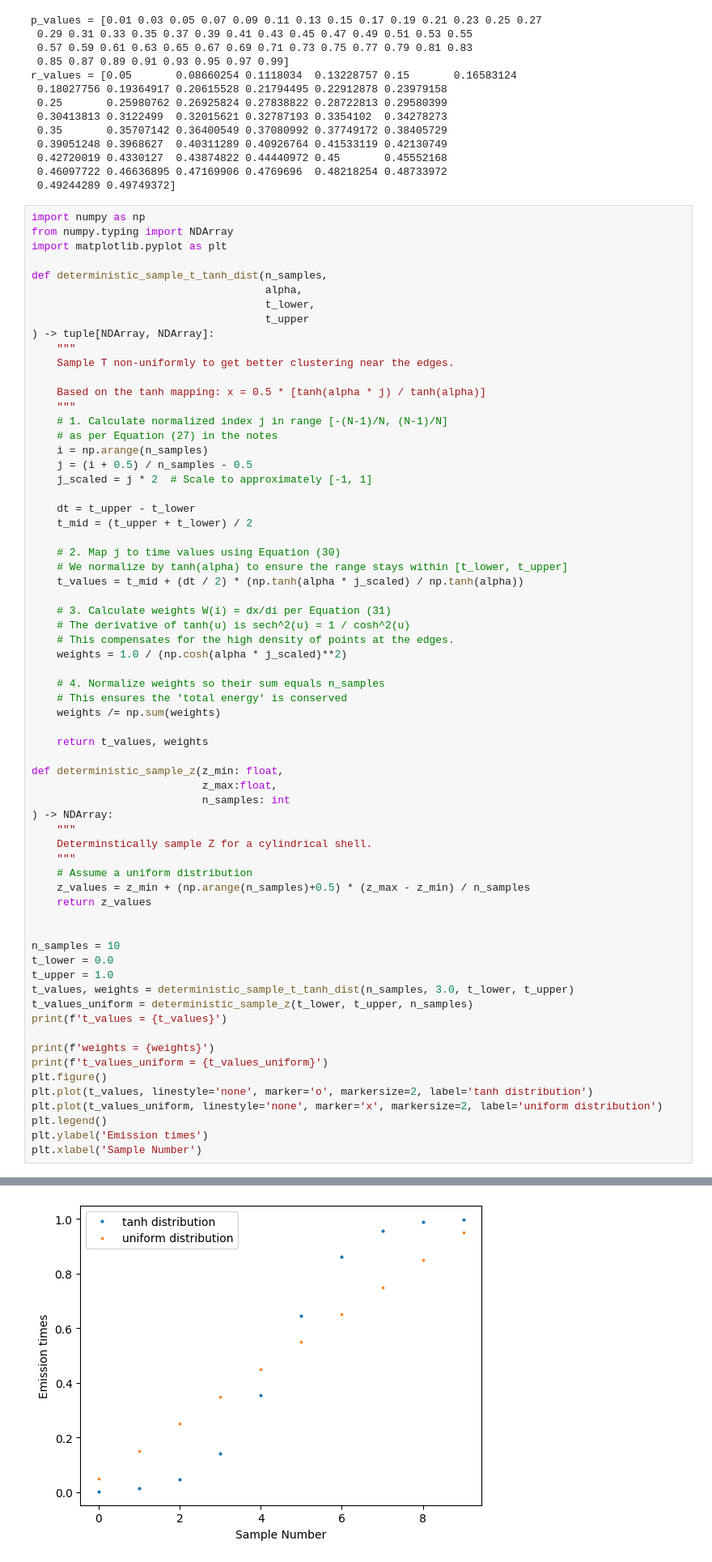
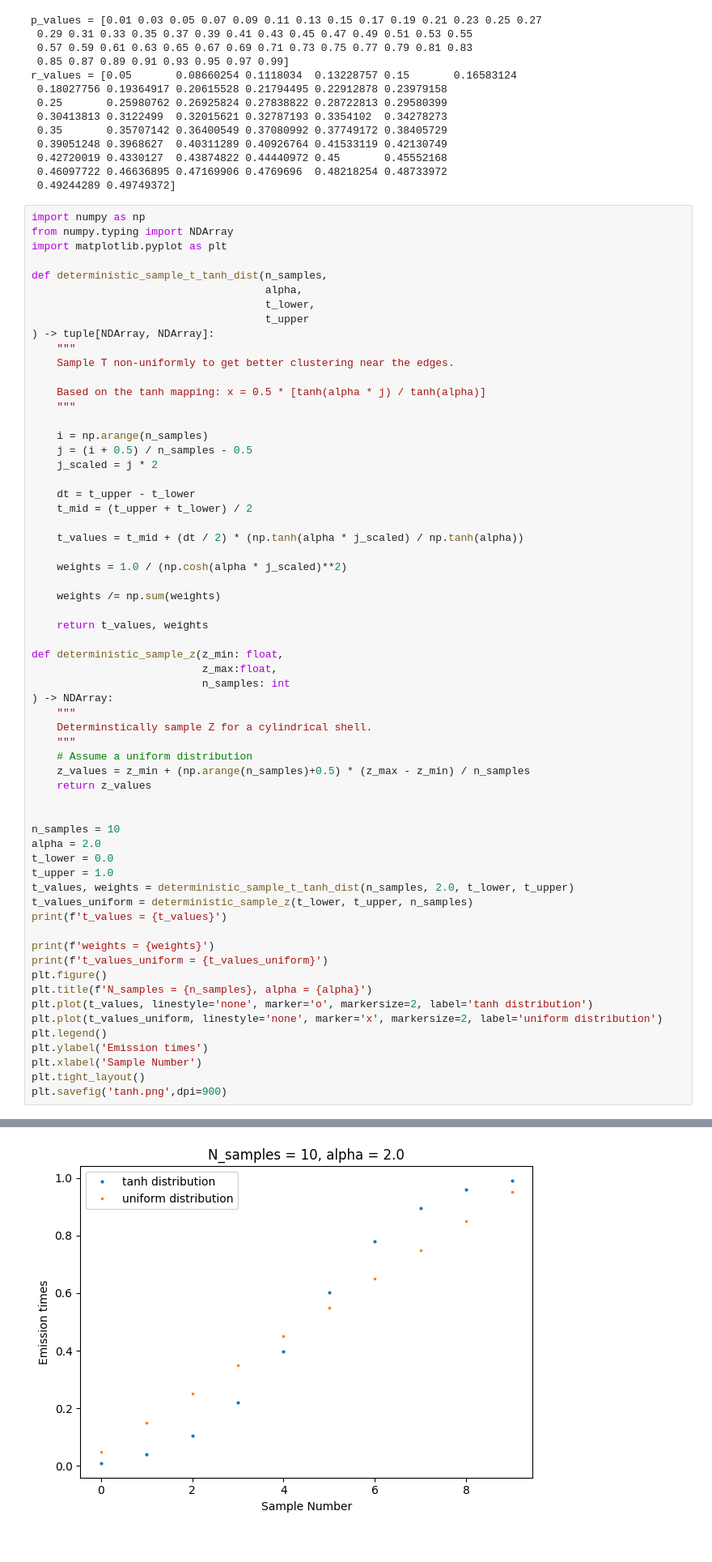
Before and after one commit to blestrada/Deterministic_Particle_Transport, a Jupyter notebook: python/jupyter/2d_testing.ipynb, the cells around one changed output, grey strips where cells are left out. Shown at 81% size. Drawn from its saved outputs; the diff is of its cells as text.

```diff
--- a/python/jupyter/2d_testing.ipynb
+++ b/python/jupyter/2d_testing.ipynb
@@ -453,26 +453,18 @@ def deterministic_sample_t_tanh_dist(n_samples,
 
     Based on the tanh mapping: x = 0.5 * [tanh(alpha * j) / tanh(alpha)]
     """
-    # 1. Calculate normalized index j in range [-(N-1)/N, (N-1)/N]
-    # as per Equation (27) in the notes
+
     i = np.arange(n_samples)
     j = (i + 0.5) / n_samples - 0.5
-    j_scaled = j * 2  # Scale to approximately [-1, 1]
+    j_scaled = j * 2
 
     dt = t_upper - t_lower
     t_mid = (t_upper + t_lower) / 2
 
-    # 2. Map j to time values using Equation (30)
-    # We normalize by tanh(alpha) to ensure the range stays within [t_lower, t_upper]
     t_values = t_mid + (dt / 2) * (np.tanh(alpha * j_scaled) / np.tanh(alpha))
 
-    # 3. Calculate weights W(i) = dx/di per Equation (31)
-    # The derivative of tanh(u) is sech^2(u) = 1 / cosh^2(u)
-    # This compensates for the high density of points at the edges.
     weights = 1.0 / (np.cosh(alpha * j_scaled)**2)
 
-    # 4. Normalize weights so their sum equals n_samples
-    # This ensures the 'total energy' is conserved
     weights /= np.sum(weights)
 
     return t_values, weights
@@ -490,18 +482,22 @@ def deterministic_sample_z(z_min: float,
 
 
 n_samples = 10
+alpha = 2.0
 t_lower = 0.0
 t_upper = 1.0
-t_values, weights = deterministic_sample_t_tanh_dist(n_samples, 3.0, t_lower, t_upper)
+t_values, weights = deterministic_sample_t_tanh_dist(n_samples, 2.0, t_lower, t_upper)
 t_values_uniform = deterministic_sample_z(t_lower, t_upper, n_samples)
 print(f't_values = {t_values}')
 
 print(f'weights = {weights}')
 print(f't_values_uniform = {t_values_uniform}')
 plt.figure()
+plt.title(f'N_samples = {n_samples}, alpha = {alpha}')
 plt.plot(t_values, linestyle='none', marker='o', markersize=2, label='tanh distribution')
 plt.plot(t_values_uniform, linestyle='none', marker='x', markersize=2, label='uniform distribution')
 plt.legend()
 plt.ylabel('Emission times')
 plt.xlabel('Sample Number')
+plt.tight_layout()
+plt.savefig('tanh.png',dpi=900)
 # %% [output]
@@ -514 +509 @@ Text(0.5, 0, 'Sample Number')
-[figure, old version]
+[figure, new version]
```
Also changed, not shown: parts of 1 cell of this notebook, 4 other files.
